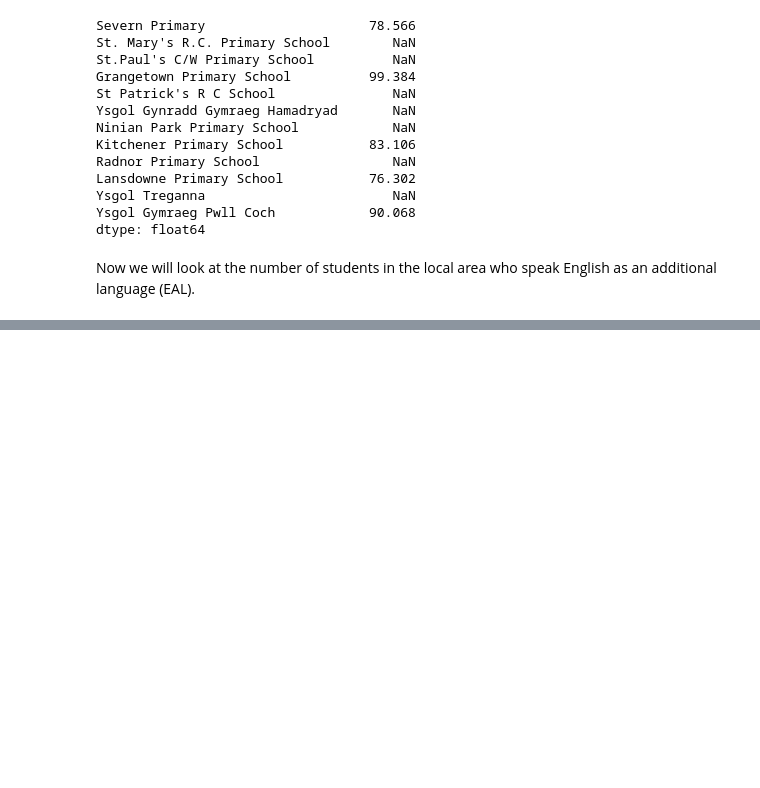
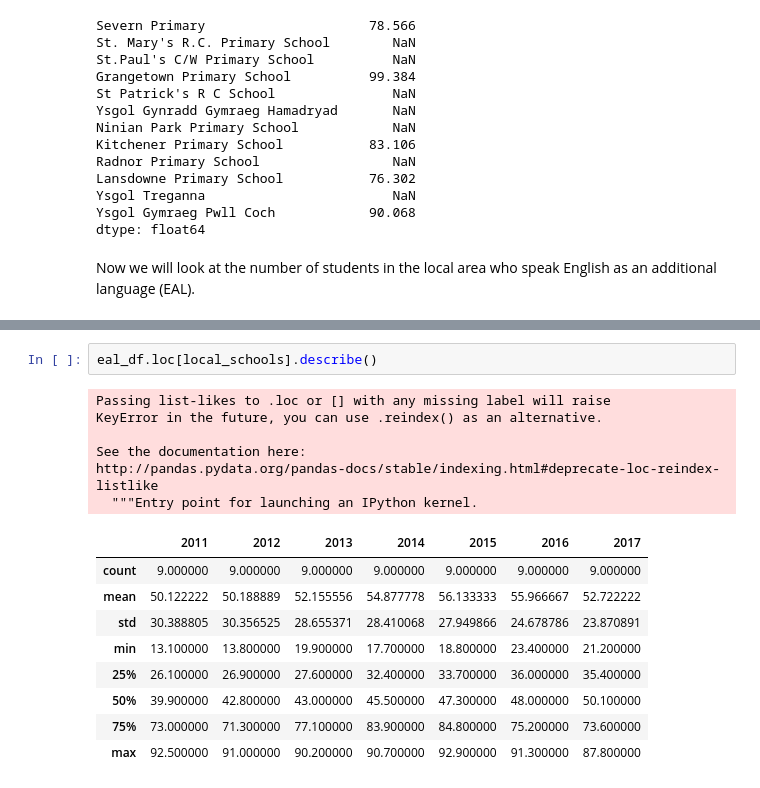
Before and after one commit to idorrington92/SRCDC_cardiff_data_analysis, a Jupyter notebook: codes/schools/my_local_school_webscraping.ipynb, the cells around one changed output, grey strips where cells are left out. Cells and saved outputs as stored; diff of their text form; blank space fills up the shorter version.

```diff
--- a/codes/schools/my_local_school_webscraping.ipynb
+++ b/codes/schools/my_local_school_webscraping.ipynb
@@ -382,0 +391,18 @@ temp
+# %%
+eal_df.loc[local_schools].describe()
+# %% [output]
+Passing list-likes to .loc or [] with any missing label will raise
+KeyError in the future, you can use .reindex() as an alternative.
+
+See the documentation here:
+http://pandas.pydata.org/pandas-docs/stable/indexing.html#deprecate-loc-reindex-listlike
+  """Entry point for launching an IPython kernel.
+|  | 2011 | 2012 | 2013 | 2014 | 2015 | 2016 | 2017 |
+| count | 9.000000 | 9.000000 | 9.000000 | 9.000000 | 9.000000 | 9.000000 | 9.000000 |
+| mean | 50.122222 | 50.188889 | 52.155556 | 54.877778 | 56.133333 | 55.966667 | 52.722222 |
+| std | 30.388805 | 30.356525 | 28.655371 | 28.410068 | 27.949866 | 24.678786 | 23.870891 |
+| min | 13.100000 | 13.800000 | 19.900000 | 17.700000 | 18.800000 | 23.400000 | 21.200000 |
+| 25% | 26.100000 | 26.900000 | 27.600000 | 32.400000 | 33.700000 | 36.000000 | 35.400000 |
+| 50% | 39.900000 | 42.800000 | 43.000000 | 45.500000 | 47.300000 | 48.000000 | 50.100000 |
+| 75% | 73.000000 | 71.300000 | 77.100000 | 83.900000 | 84.800000 | 75.200000 | 73.600000 |
+| max | 92.500000 | 91.000000 | 90.200000 | 90.700000 | 92.900000 | 91.300000 | 87.800000 |
```
Also changed, not shown: parts of 4 cells of this notebook.
